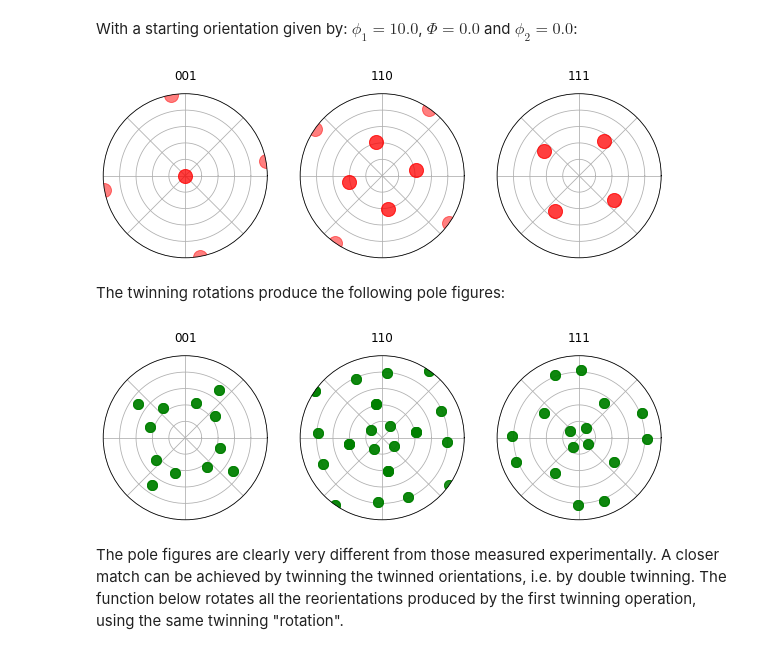
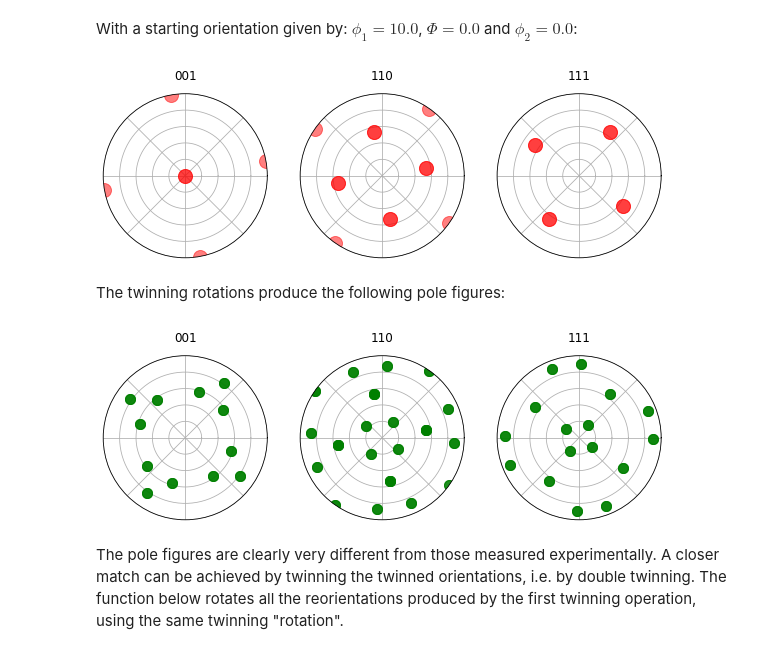
Before and after one commit to LightForm-group/cubic-twinning-model, a Jupyter notebook: Twinning_re-orientation_calculations.ipynb, the cells around one changed output. Cells and saved outputs as stored; diff of their text form; code cells hidden in the pictures.

```diff
--- a/Twinning_re-orientation_calculations.ipynb
+++ b/Twinning_re-orientation_calculations.ipynb
@@ -15,8 +15,11 @@ from quat import Quat
 Quaternion algebra is used to "rotate" the parent crystal into all the symmetrical equivalent rotations:
 # %%
 def twin_ori(phi1, Phi, phi2):
-    ''' Takes three euler angles (in degrees and  returns all twinn variants as
-    a list of matrices, g_list and a list of euler angles, euler_list '''
+    ''' Returns all twin variants as a list of matrices (g_list) and a
+        list of euler angles (euler_list).
+
+        Input is three euler angles (in degrees)
+    '''
     axis_list=ori.get_pole_list('111')
     parent_ori= ori.euler_to_quat(phi1,Phi,phi2)
     g_list=[]
@@ -27,24 +30,22 @@ def twin_ori(phi1, Phi, phi2):
         euler_list.append(euler)
         g=ori.ori_matrix(euler[0],euler[1],euler[2])
         g_list.append(g)
-        # plt.figure()
-        # plot_all_poles(g,proj='equal area')
     return g_list, euler_list
 # %% [markdown]
 With a starting orientation given by: $\phi_1 = 10.0 $, $\Phi = 0.0 $ and $\phi_2 = 0.0$:
 # %%
 g=ori.ori_matrix(10.0,0.0,0.0)
-ori.plot_all_poles(g)
+ori.plot_all_poles(g,proj='equal area')
 # %% [output]
-[figure, old version]
+[figure, new version]
 # %% [markdown]
 The twinning rotations produce the following pole figures:
 # %%
 g_list, euler_list = twin_ori(10.0, 0.0, 0.0)
 # %%
-ori.plot_all_poles_multi(g_list)
+ori.plot_all_poles_multi(g_list, proj='equal area')
 # %% [output]
-[figure, old version]
+[figure, new version]
 # %% [markdown]
 The pole figures are clearly very different from those measured experimentally. A closer match can be achieved by twinning the twinned orientations, i.e. by double twinning. The function below rotates all the reorientations produced by the first twinning operation, using the same twinning "rotation".
 # %%
```
Also changed, not shown: parts of 4 cells of this notebook, 1 other file.
